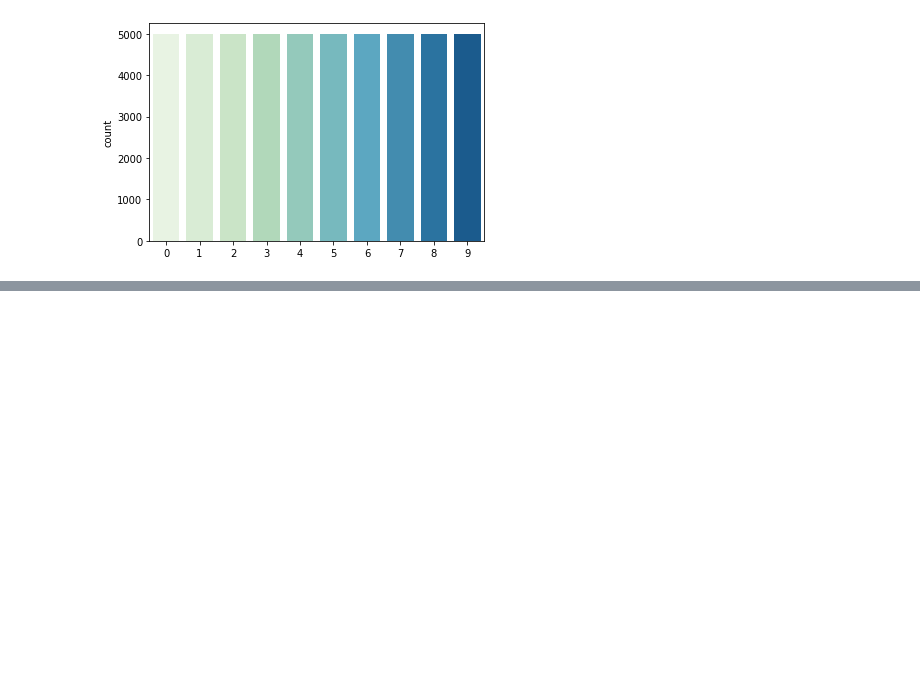
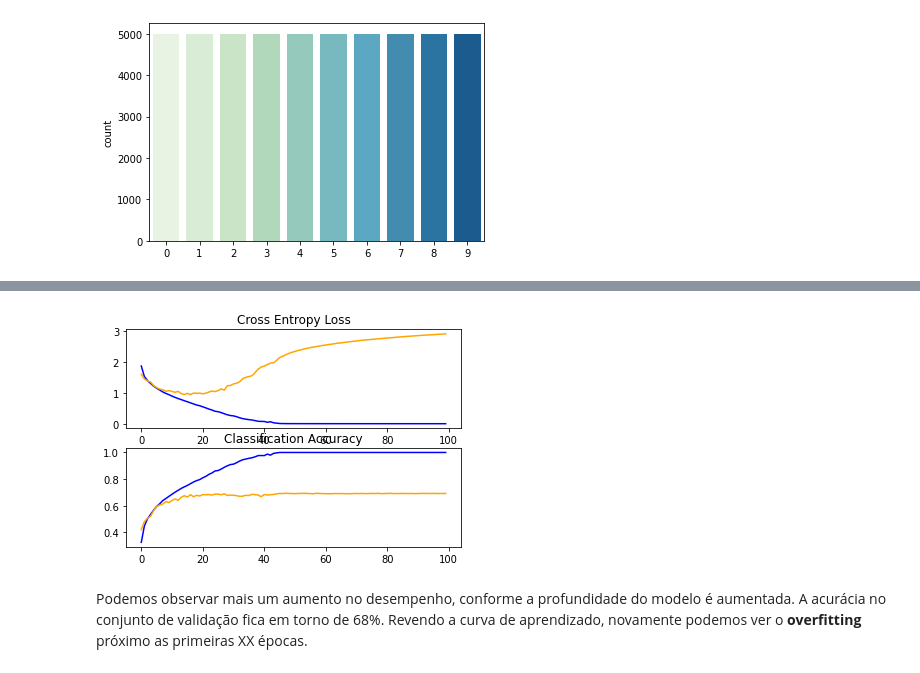
Before and after one commit to antonieti/ProjetoID, a Jupyter notebook: ProjetoID.ipynb, the cells around one changed output, grey strips where cells are left out. Cells and saved outputs as stored; diff of their text form; code cells hidden in the pictures; blank space fills up the shorter version.

```diff
--- a/ProjetoID.ipynb
+++ b/ProjetoID.ipynb
@@ -170,0 +268,17 @@ gs_random.best_score_
+# %%
+model_vgg3 = Sequential()
+model_vgg3.add(Conv2D(32, (3, 3), activation='relu', kernel_initializer='he_uniform', padding='same', input_shape=(32, 32, 3)))
+model_vgg3.add(Conv2D(32, (3, 3), activation='relu', kernel_initializer='he_uniform', padding='same'))
+model_vgg3.add(MaxPooling2D((2, 2)))
+model_vgg3.add(Conv2D(64, (3, 3), activation='relu', kernel_initializer='he_uniform', padding='same'))
+model_vgg3.add(Conv2D(64, (3, 3), activation='relu', kernel_initializer='he_uniform', padding='same'))
+model_vgg3.add(MaxPooling2D((2, 2)))
+model_vgg3.add(Conv2D(128, (3, 3), activation='relu', kernel_initializer='he_uniform', padding='same'))
+model_vgg3.add(Conv2D(128, (3, 3), activation='relu', kernel_initializer='he_uniform', padding='same'))
+model_vgg3.add(MaxPooling2D((2, 2)))
+model_vgg3.add(Flatten())
+model_vgg3.add(Dense(128, activation='relu', kernel_initializer='he_uniform'))
+model_vgg3.add(Dense(10, activation='softmax'))
+model_vgg3.compile(optimizer=opt, loss='categorical_crossentropy', metrics=['accuracy'])
+# %%
+history=model_vgg3.fit(x_train, y_train, batch_size=batch_size, epochs=epochs, validation_split=0.2)
@@ -170,0 +303,6 @@ gs_random.best_score_
+# %%
+summarize_diagnostics(history, "threevgg")
+# %% [output]
+[figure, added]
+# %% [markdown]
+Podemos observar mais um aumento no desempenho, conforme a profundidade do modelo é aumentada. A acurácia no conjunto de validação fica em torno de 68%. Revendo a curva de aprendizado, novamente podemos ver o **overfitting** próximo as primeiras XX épocas.
```
Also changed, not shown: parts of 66 cells of this notebook.
